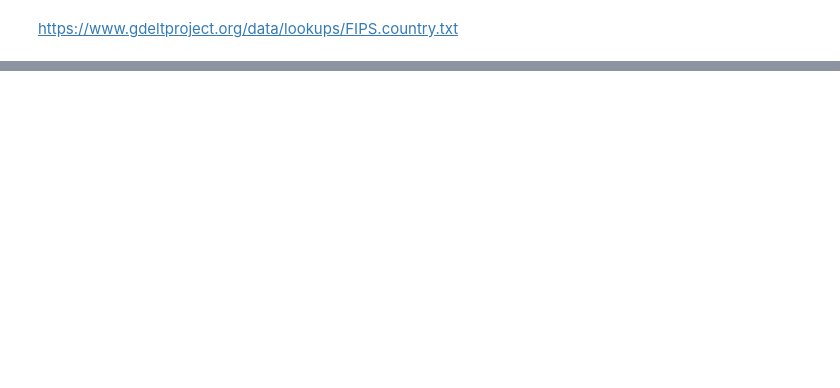
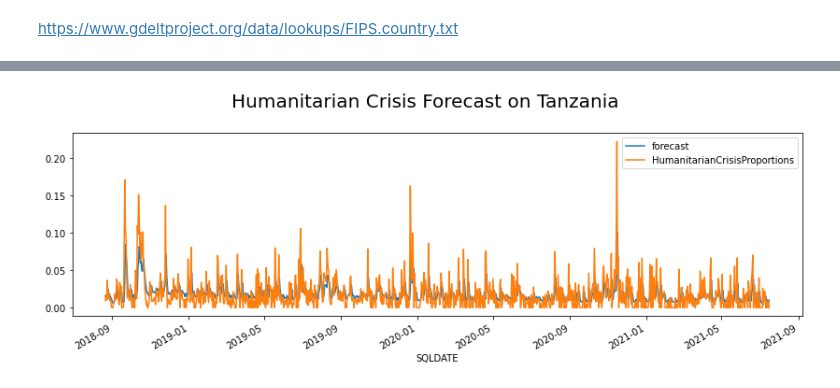
Before and after one commit to MekdiYilma/HumanitarianCrisisPrediction, a Jupyter notebook: notebooks/final_model.ipynb, the cells around one changed output, grey strips where cells are left out. Saved outputs shown, nothing was run; the diff lists cells and outputs as text; code cells hidden in the pictures; blank space fills up the shorter version.

```diff
--- a/notebooks/final_model.ipynb
+++ b/notebooks/final_model.ipynb
@@ -270,2 +320,6 @@ new_model.predict(30)
+# %%
+new_model.predict_with_ci()
+# %% [output]
+[figure, added]
 # %%
 test_ts = new_model.humanitarian_crisis_ts
```
Also changed, not shown: parts of 11 cells of this notebook.
